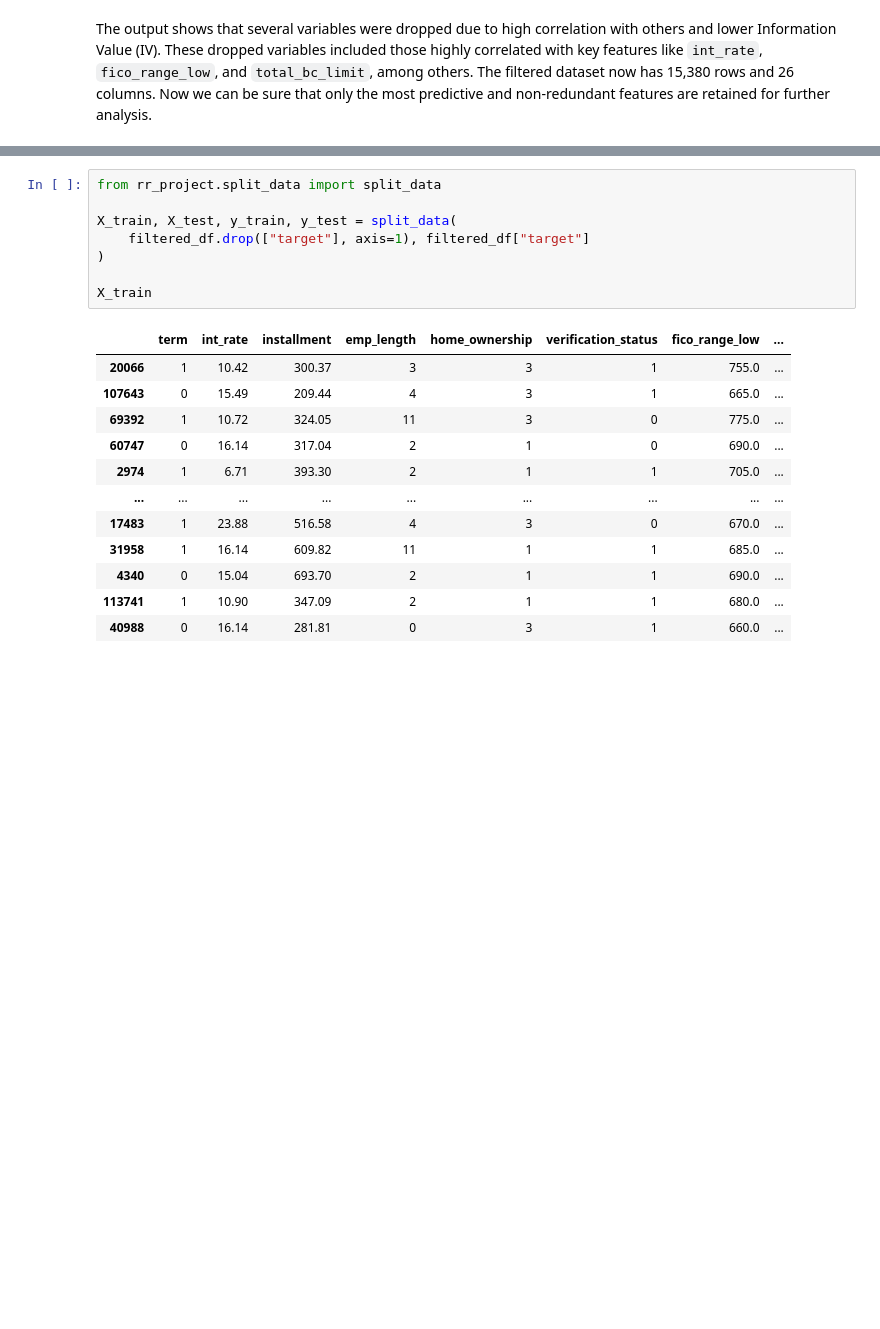
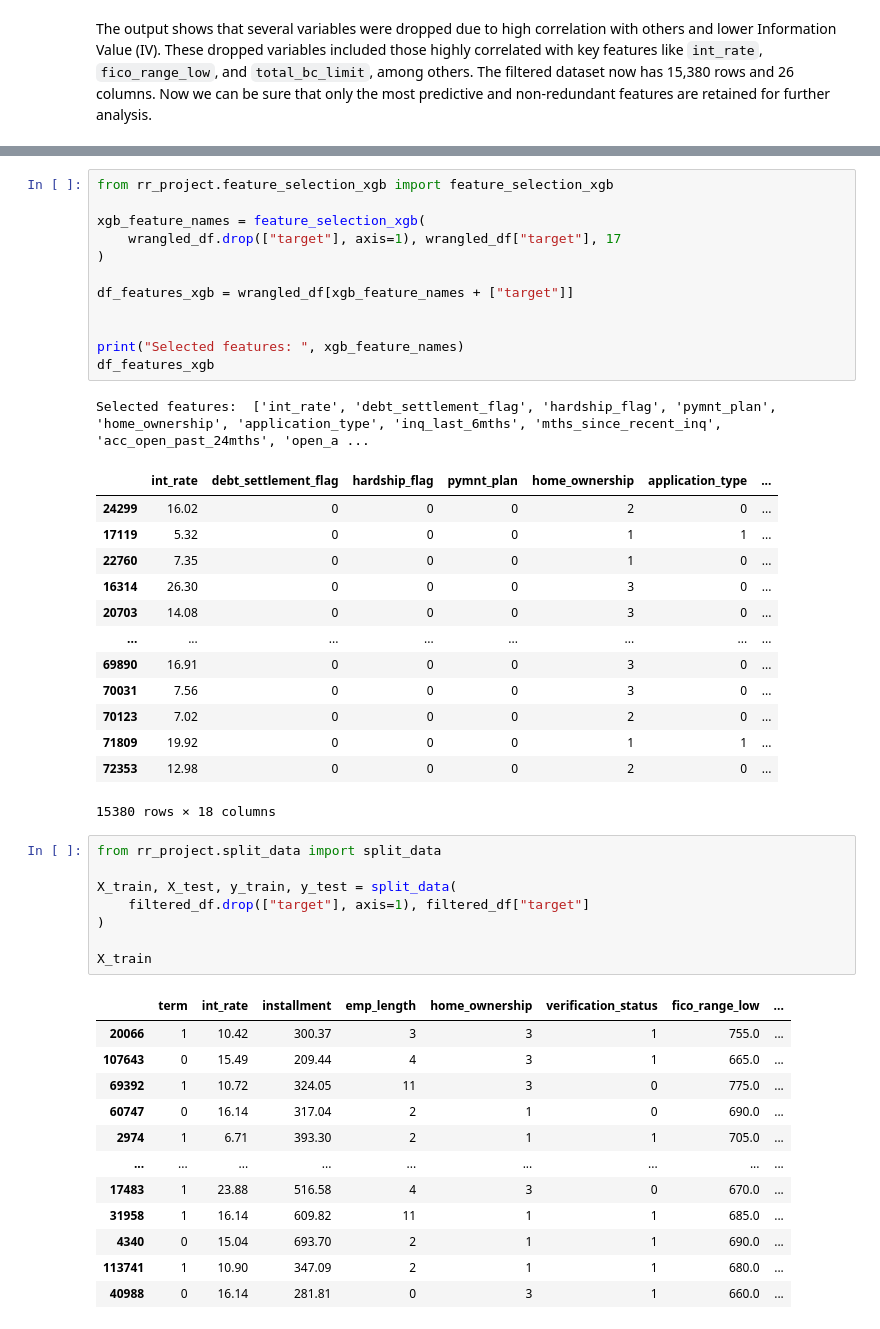
Before and after one commit to hoobys/Reproducible-Research-uni-project, a Jupyter notebook: report.ipynb, the cells around one changed output, grey strips where cells are left out. Drawn from its saved outputs; the diff is of its cells as text; blank space fills up the shorter version.

```diff
--- a/report.ipynb
+++ b/report.ipynb
@@ -193,3 +209,30 @@ The output shows that several variables were dropped due to high correlation wit
+# %%
+from rr_project.feature_selection_xgb import feature_selection_xgb
+
+xgb_feature_names = feature_selection_xgb(
+    wrangled_df.drop(["target"], axis=1), wrangled_df["target"], 17
+)
+
+df_features_xgb = wrangled_df[xgb_feature_names + ["target"]]
+
+
+print("Selected features: ", xgb_feature_names)
+df_features_xgb
+# %% [output]
+Selected features:  ['int_rate', 'debt_settlement_flag', 'hardship_flag', 'pymnt_plan', 'home_ownership', 'application_type', 'inq_last_6mths', 'mths_since_recent_inq', 'acc_open_past_24mths', 'open_a ...
+|  | int_rate | debt_settlement_flag | hardship_flag | pymnt_plan | home_ownership | application_type | ... |
+| 24299 | 16.02 | 0 | 0 | 0 | 2 | 0 | ... |
+| 17119 | 5.32 | 0 | 0 | 0 | 1 | 1 | ... |
+| 22760 | 7.35 | 0 | 0 | 0 | 1 | 0 | ... |
+| 16314 | 26.30 | 0 | 0 | 0 | 3 | 0 | ... |
+| 20703 | 14.08 | 0 | 0 | 0 | 3 | 0 | ... |
+| ... | ... | ... | ... | ... | ... | ... | ... |
+| 69890 | 16.91 | 0 | 0 | 0 | 3 | 0 | ... |
+| 70031 | 7.56 | 0 | 0 | 0 | 3 | 0 | ... |
+| 70123 | 7.02 | 0 | 0 | 0 | 2 | 0 | ... |
+| 71809 | 19.92 | 0 | 0 | 0 | 1 | 1 | ... |
+| 72353 | 12.98 | 0 | 0 | 0 | 2 | 0 | ... |
+15380 rows × 18 columns
 # %%
 from rr_project.split_data import split_data
 
```
Also changed, not shown: parts of 6 cells of this notebook, 8 other files.
